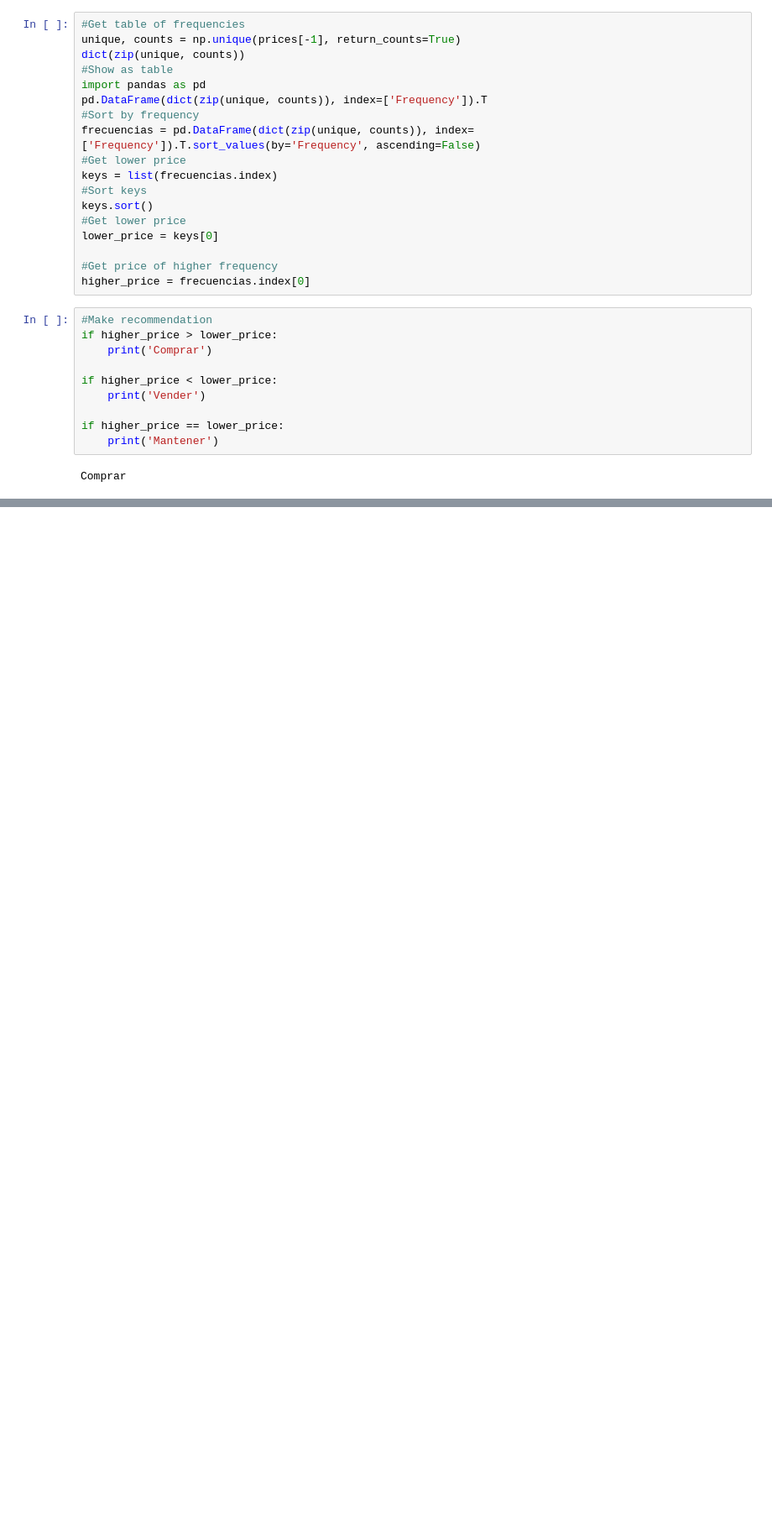
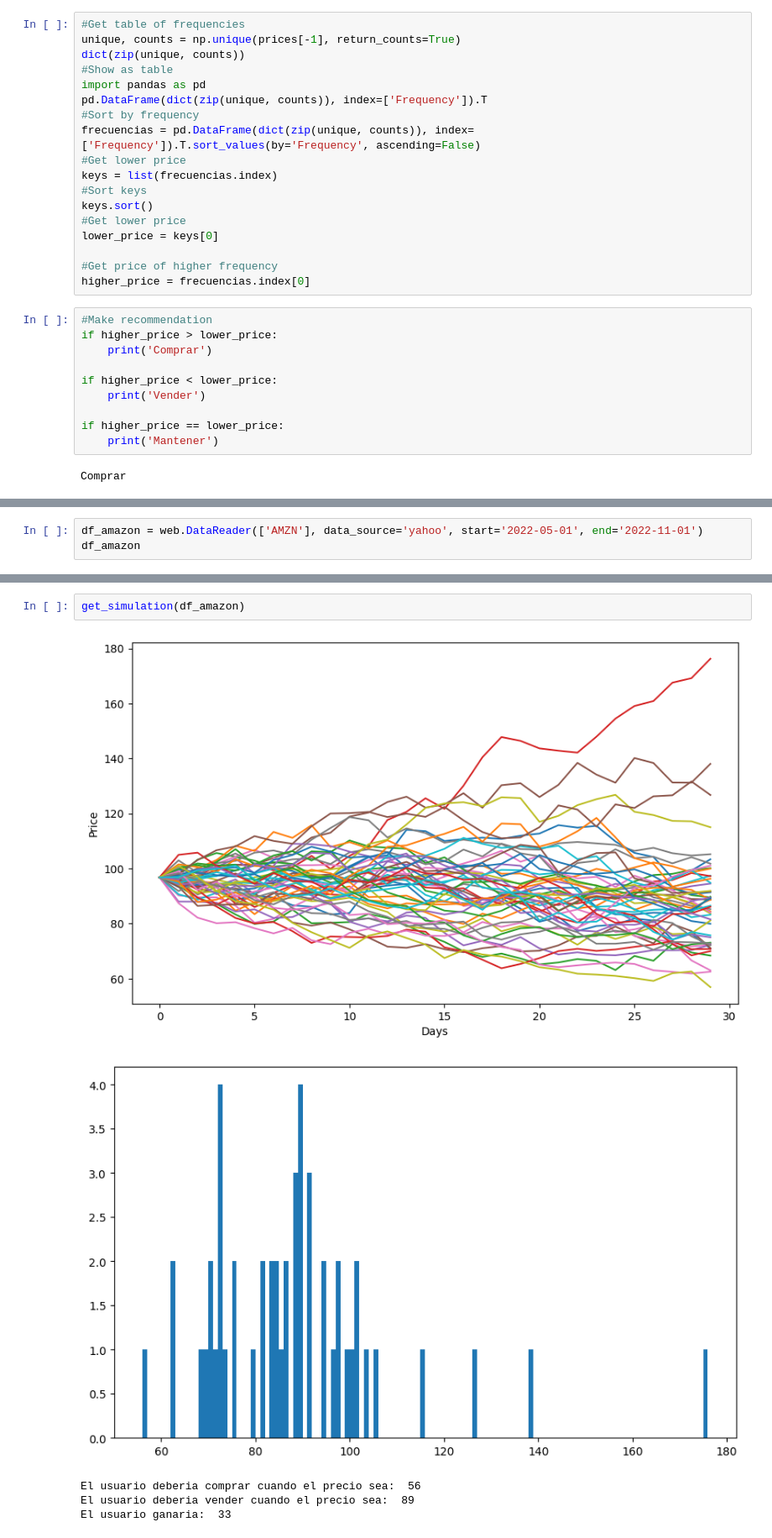
Before and after one commit to raulangelj/Proyecto-2-modelacion, a Jupyter notebook: main.ipynb, the cells around one changed output, grey strips where cells are left out. Shown at 84% size. Cells and saved outputs as stored; diff of their text form; blank space fills up the shorter version.

```diff
--- a/main.ipynb
+++ b/main.ipynb
@@ -119,0 +207,3 @@ El usuario ganaria:  20
+# %%
+df_amazon = web.DataReader(['AMZN'], data_source='yahoo', start='2022-05-01', end='2022-11-01')
+df_amazon
@@ -119,0 +226,8 @@ El usuario ganaria:  20
+# %%
+get_simulation(df_amazon)
+# %% [output]
+[figure, added]
+[figure, added]
+El usuario deberia comprar cuando el precio sea:  56
+El usuario deberia vender cuando el precio sea:  89
+El usuario ganaria:  33
```
Also changed, not shown: parts of 16 cells of this notebook.
